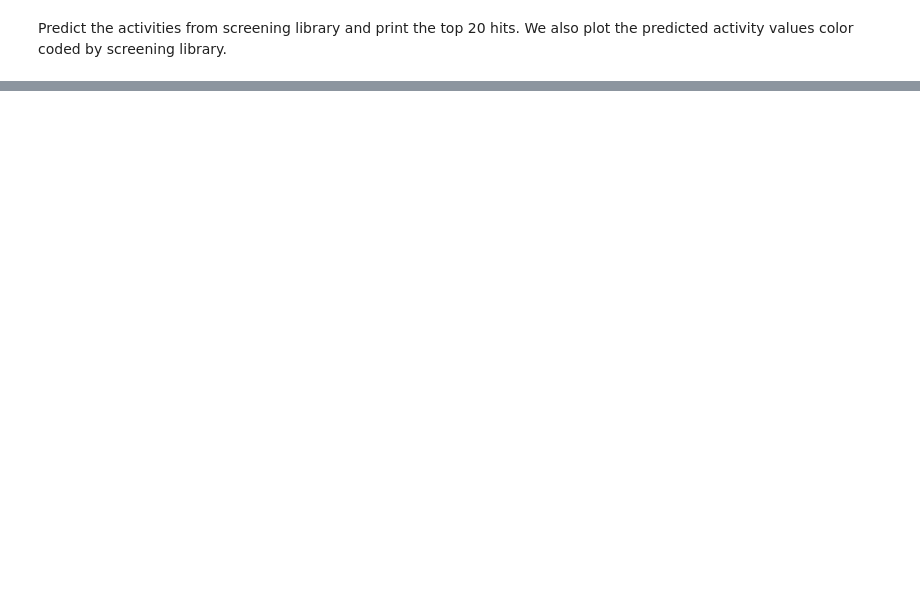
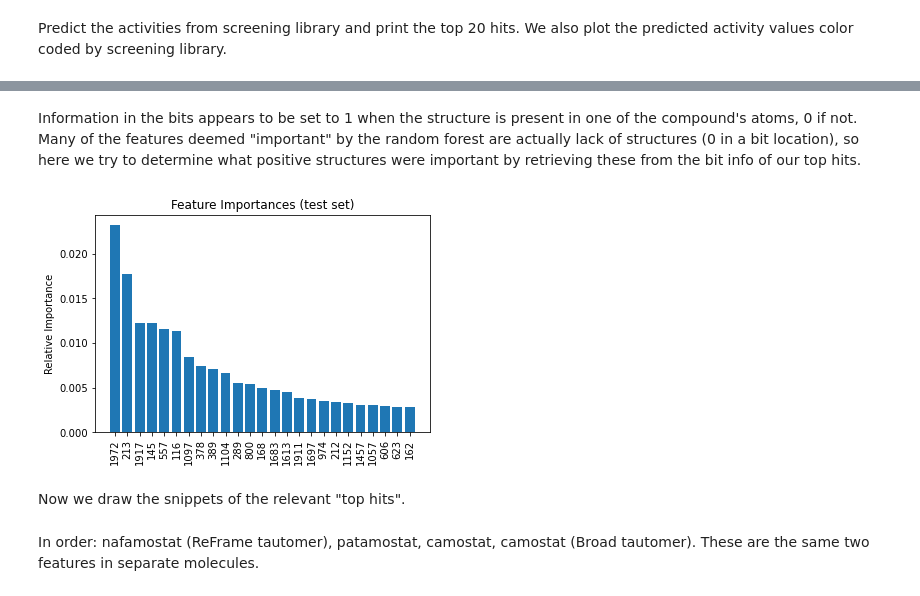
Before and after one commit to srensi/tmprss2, a Jupyter notebook: notebooks/random_forest_clean.ipynb, the cells around one changed output, grey strips where cells are left out. Cells and saved outputs as stored; diff of their text form; code cells hidden in the pictures; blank space fills up the shorter version.

```diff
--- a/notebooks/random_forest_clean.ipynb
+++ b/notebooks/random_forest_clean.ipynb
@@ -339,0 +312,36 @@ screening_fp.sort_values(by='predicted_activity(log10)', ascending=False).head(2
+# %% [markdown]
+Information in the bits appears to be set to 1 when the structure is present in one of the compound's atoms, 0 if not.  Many of the features deemed "important" by the random forest are actually lack of structures (0 in a bit location), so here we try to determine what positive structures were important by retrieving these from the bit info of our top hits.
+# %%
+screening_fp=screening_fp.sort_values(by='predicted_activity(log10)', ascending=False)
+bitinfo=screening_fp.iloc[0:20, :]['bitinfo']
+keys1=[bitinfo[key] for key in bitinfo.keys()]
+keys2=[]
+for ik in keys1:
+    iks=ik.keys()
+    for ikey in iks:
+        keys2.append(ikey)
+keys1=[ik.keys() for ik in keys1]
+keys1=np.asarray(keys1)
+keys1=keys1.ravel()
+
+keys2=[str(ikey) for ikey in keys2]
+features2=[]
+imps2=[]
+for j, feature in enumerate(featurenums):
+    if feature in keys2:
+        features2.append(feature)
+        imps2.append(importances[j])
+# %%
+imps2=np.asarray(imps2)
+features2=np.asarray(features2)
+indices2 = np.argsort(imps2)[::-1][0:25]#get the 25 most important features of the test set
+indices2=np.asarray(indices2)
+plt.title('Feature Importances (test set)')
+plt.bar(range(len(indices2)), imps2[indices2], align='center')
+plt.ylabel('Relative Importance')
+plt.xticks(range(len(indices2)), features2[indices2], rotation=90)
+plt.show()
+# %% [output]
+[figure, added]
+# %% [markdown]
+Now we draw the snippets of the relevant "top hits".
@@ -339,0 +359,2 @@ screening_fp.sort_values(by='predicted_activity(log10)', ascending=False).head(2
+# %% [markdown]
+In order: nafamostat (ReFrame tautomer), patamostat, camostat, camostat (Broad tautomer).  These are the same two features in separate molecules.
```
Also changed, not shown: parts of 22 cells of this notebook, 2 other files.
